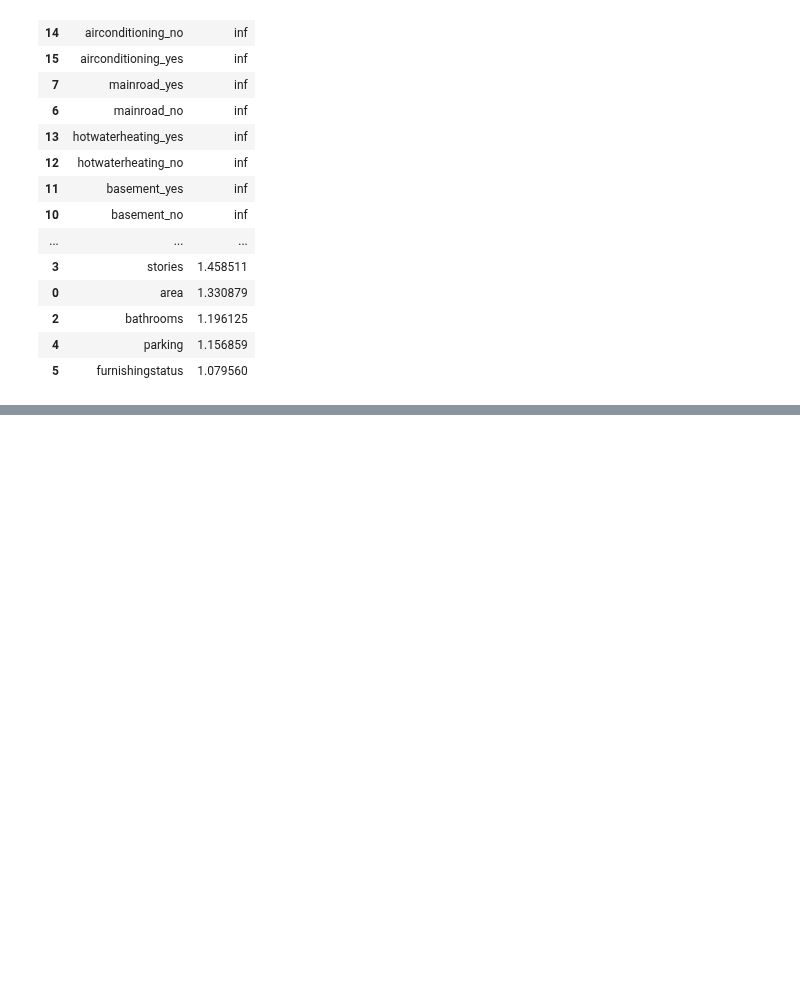
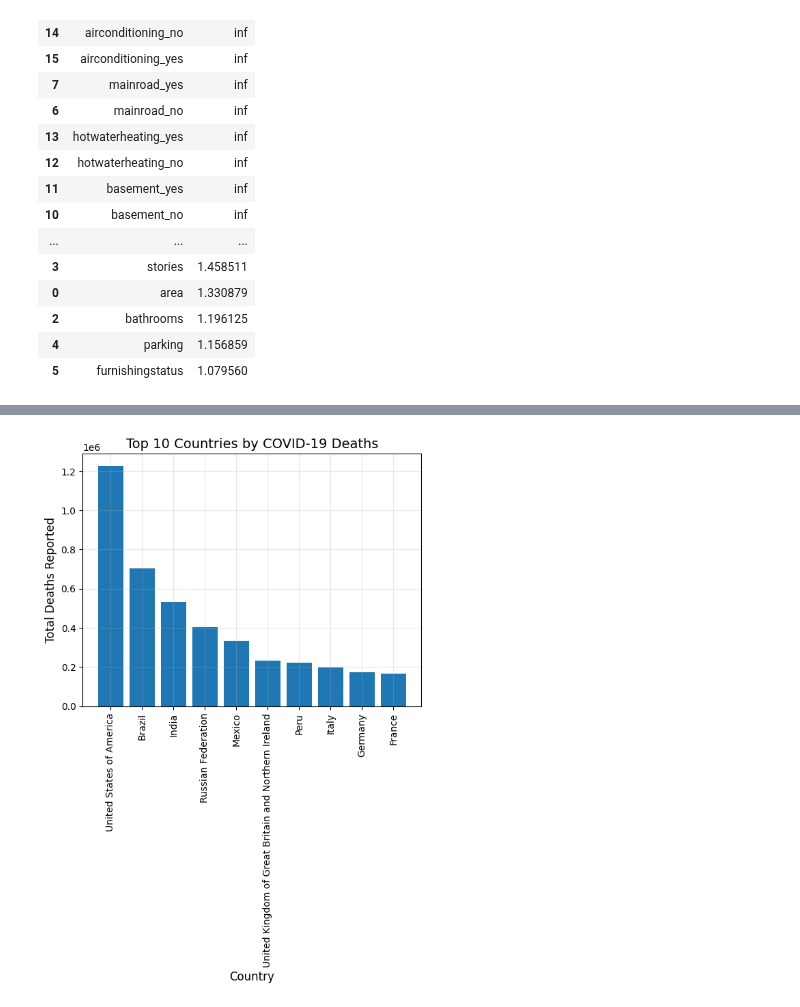
Before and after one commit to bvkiran8058/Data-Science-with-GenAI, a Jupyter notebook: EDA/Stage-3 Advanced Level.ipynb, the cells around one changed output, grey strips where cells are left out. Saved outputs shown, nothing was run; the diff lists cells and outputs as text; code cells hidden in the pictures; blank space fills up the shorter version.

Commit message:
added new dataset of COVID-19

```diff
--- a/EDA/Stage-3 Advanced Level.ipynb
+++ b/EDA/Stage-3 Advanced Level.ipynb
@@ -294,0 +372,4 @@ vif_data.sort_values(by="VIF", ascending=False)
+# %%
+mapping_country_codes = {x:y for x, y in zip(covid19_dataset['Country'], covid19_dataset['Country_code']) if y != np.nan}
+print(mapping_country_codes)
+print(mapping_country_codes['Namibia'])
@@ -294,0 +379,11 @@ vif_data.sort_values(by="VIF", ascending=False)
+# %%
+def get_country_code(country):
+    if country == 'Namibia':
+        return 'NA'
+    return mapping_country_codes.get(country, 'Unknown')
+
+covid19_dataset['Country_code'] = covid19_dataset['Country_code'].fillna(covid19_dataset['Country'].map(get_country_code))
+# %%
+covid19_dataset['New_cases'] = covid19_dataset['New_cases'].fillna(0)
+covid19_dataset['New_deaths'] = covid19_dataset['New_deaths'].fillna(0)
+covid19_dataset.isnull().sum()
@@ -294,0 +400,3 @@ vif_data.sort_values(by="VIF", ascending=False)
+# %%
+countries_by_death = covid19_dataset.groupby('Country')['New_deaths'].sum().sort_values(ascending=False)
+(countries_by_death)
@@ -294,0 +417,10 @@ vif_data.sort_values(by="VIF", ascending=False)
+# %%
+plt.bar(x=countries_by_death.index[:10], height=countries_by_death[:10])
+plt.xlabel('Country', fontsize=12)
+plt.ylabel('Total Deaths Reported', fontsize=12)
+plt.title('Top 10 Countries by COVID-19 Deaths', fontsize=14)
+plt.xticks(rotation=90)
+plt.grid(True, alpha=0.3)
+plt.show()
+# %% [output]
+[figure, added]
```
Also changed, not shown: parts of 15 cells of this notebook, 1 other file.
